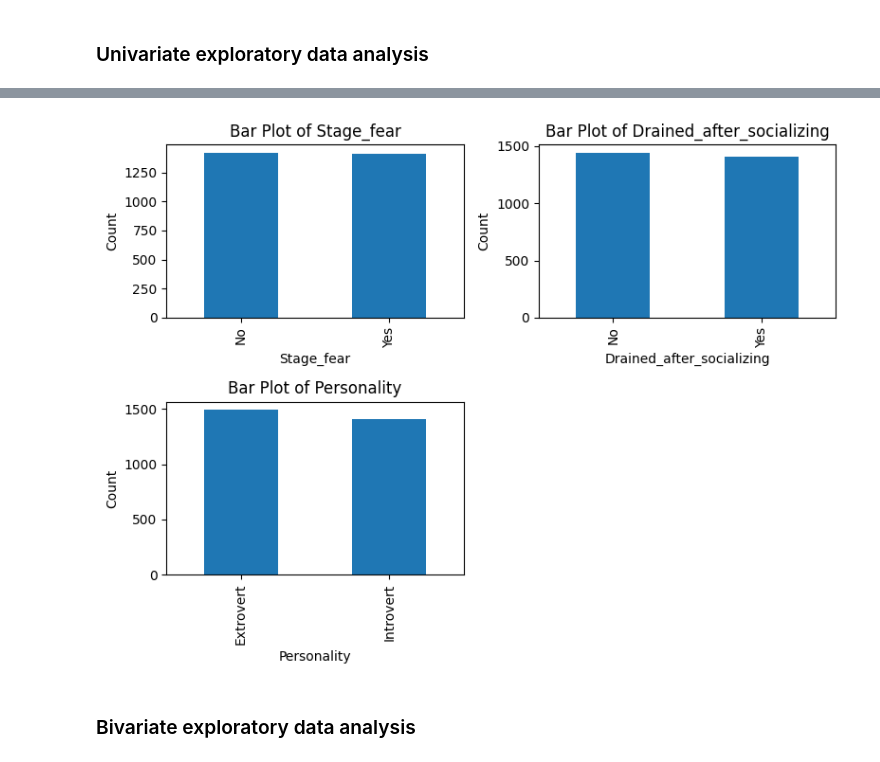
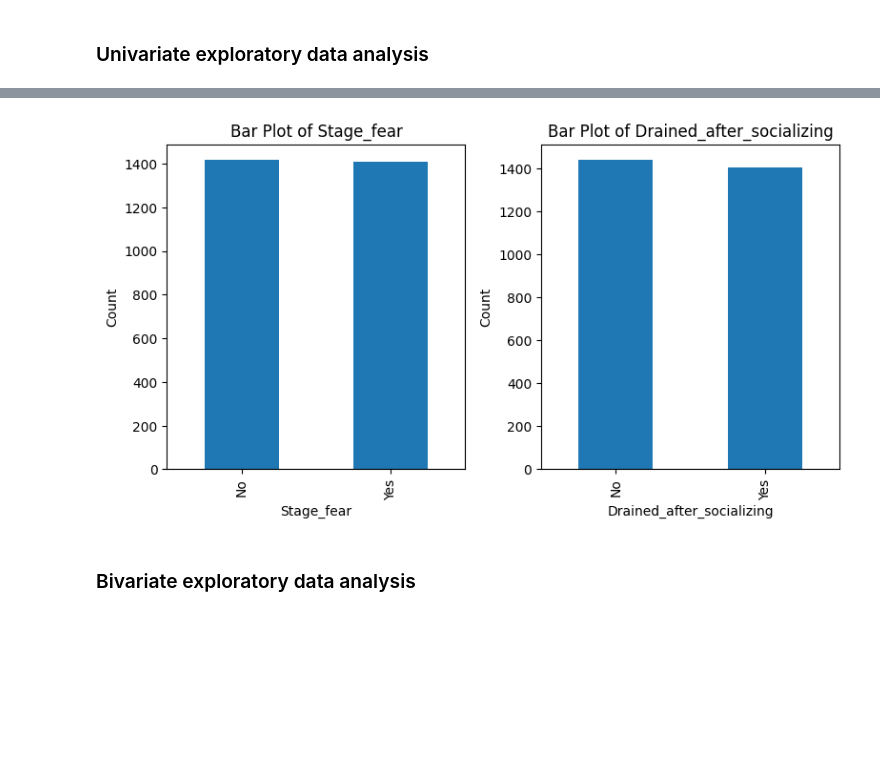
Before and after one commit to paulopezgil/personality_traits, a Jupyter notebook: nb.ipynb, the cells around one changed output, grey strips where cells are left out. Saved outputs shown, nothing was run; the diff lists cells and outputs as text; code cells hidden in the pictures; blank space fills up the shorter version.

```diff
--- a/nb.ipynb
+++ b/nb.ipynb
@@ -112,21 +117,22 @@ plt.show()
 # %%
 
 # Select categorical columns
 categorical_cols = data.select_dtypes(include=['object', 'category']).columns
+categorical_cols = categorical_cols.drop('Personality')
 
 # Plot bar plots
-plt.figure(figsize=(8, 6))
+plt.figure(figsize=(8, 8))
 for i, col in enumerate(categorical_cols, 1):
     plt.subplot(2, 2, i)
     data[col].value_counts().plot(kind='bar')
     plt.title(f'Bar Plot of {col}')
     plt.xlabel(col)
     plt.ylabel('Count')
     plt.tight_layout()
 plt.tight_layout()
 plt.show()
 # %% [output]
-[figure, old version]
+[figure, new version]
 # %% [markdown]
 ### Bivariate exploratory data analysis
 # %%
```
Also changed, not shown: parts of 8 cells of this notebook, 1 other file.
